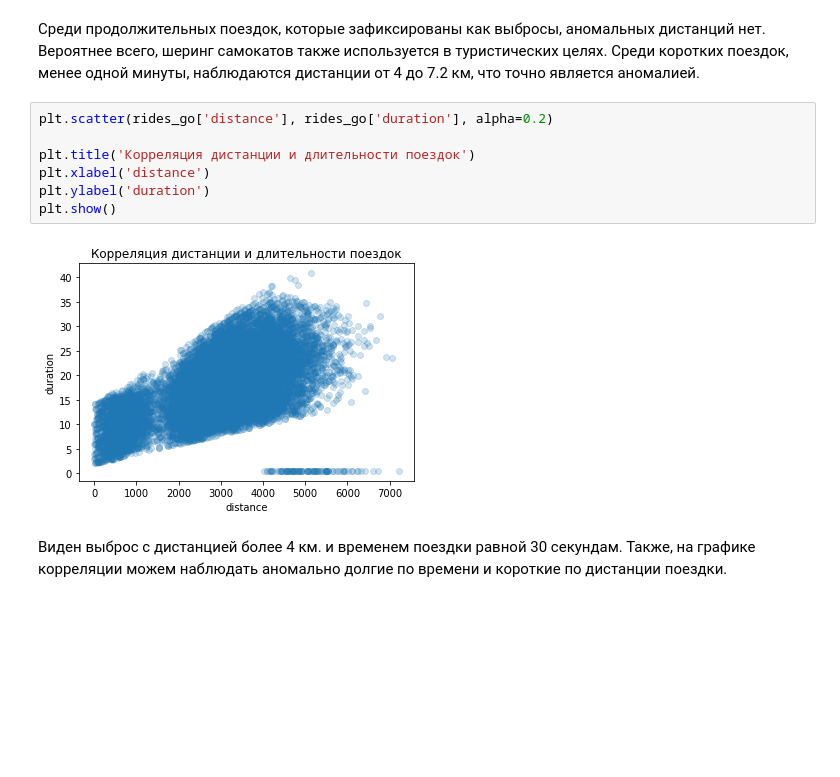
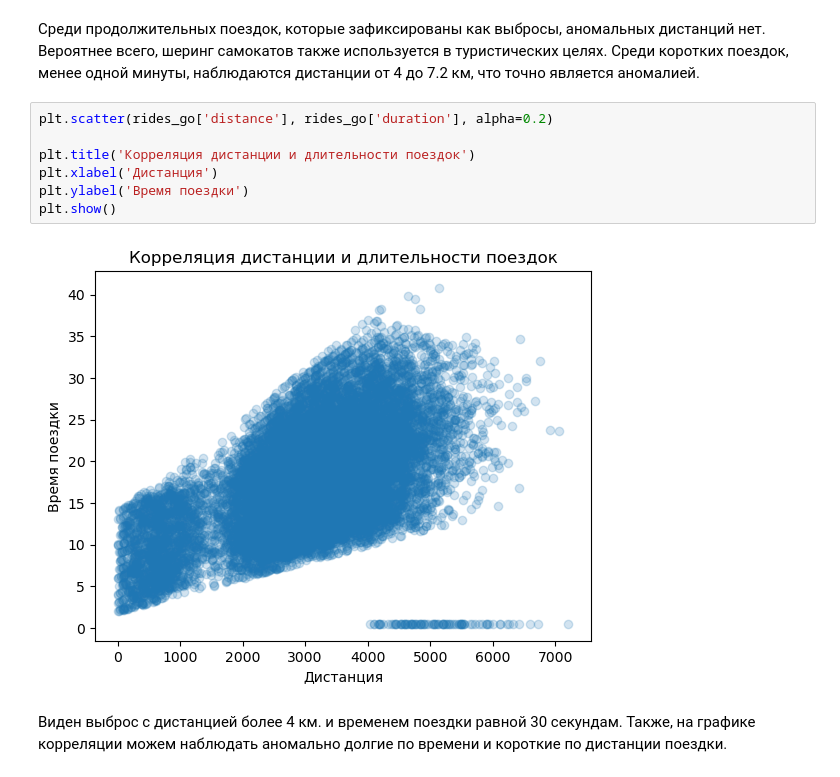
Before and after one commit to serguntsov/scooter, a Jupyter notebook: notebook.ipynb, the cells around one changed output. Cells and saved outputs as stored; diff of their text form; blank space fills up the shorter version.

```diff
--- a/notebook.ipynb
+++ b/notebook.ipynb
@@ -578,12 +582,12 @@ Name: distance, dtype: float64
 # %%
 plt.scatter(rides_go['distance'], rides_go['duration'], alpha=0.2)
 
 plt.title('Корреляция дистанции и длительности поездок')
-plt.xlabel('distance')
-plt.ylabel('duration')
+plt.xlabel('Дистанция')
+plt.ylabel('Время поездки')
 plt.show()
 # %% [output]
-[figure, old version]
+[figure, new version]
 # %% [markdown]
 Виден выброс с дистанцией более 4 км. и временем поездки равной 30 секундам. Также, на графике корреляции можем наблюдать аномально долгие по времени и короткие по дистанции поездки.
 # %%
```
Also changed, not shown: parts of 52 cells of this notebook.
